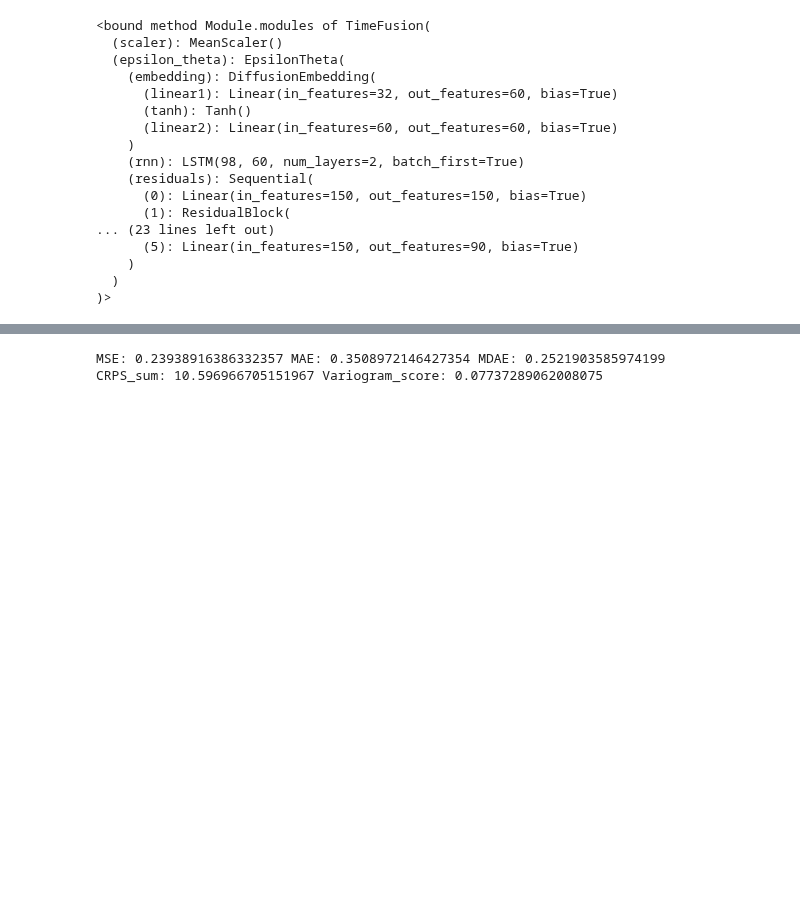
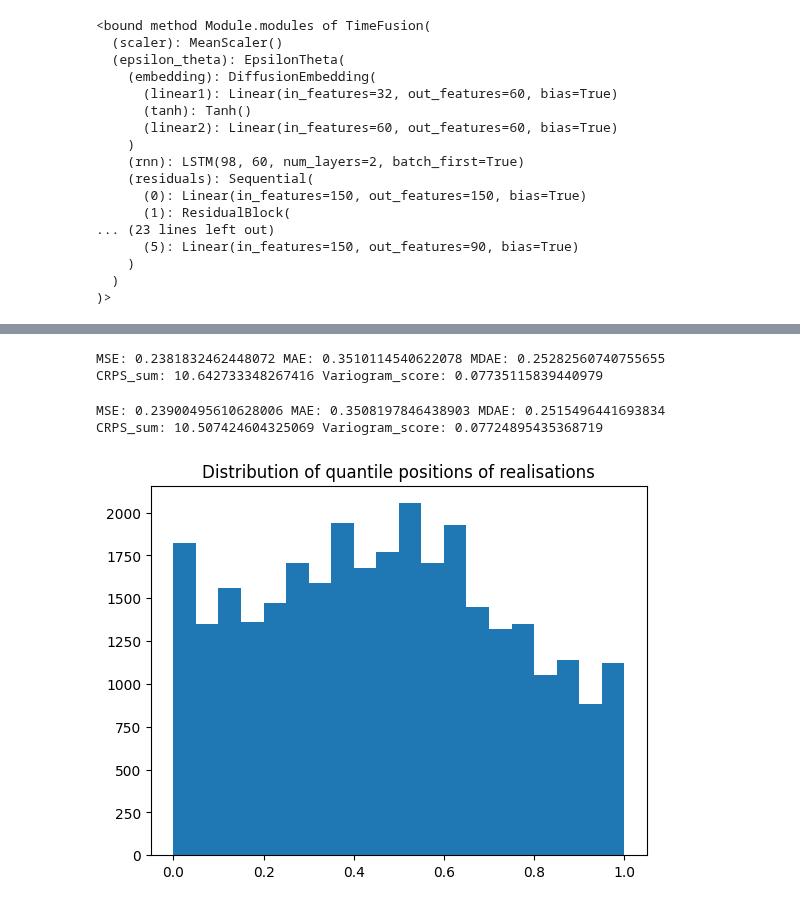
Before and after one commit to EdvardJSHolen/Final-Year-Project, a Jupyter notebook: TimeFusion/examples/electricity.ipynb, the cells around one changed output, grey strips where cells are left out. Drawn from its saved outputs; the diff is of its cells as text; code cells hidden in the pictures; blank space fills up the shorter version.

Commit message:
anchoring

```diff
--- a/TimeFusion/examples/electricity.ipynb
+++ b/TimeFusion/examples/electricity.ipynb
@@ -138,4 +125,4 @@ Val MAE: 0.2924 , val_loss: 0.1850 ,
 # %%
 # Load weights as an alternative to training
-# predictor.load_state_dict(torch.load("weights/electricity/2023-05-24-18-26-53"))
-# predictor.eval()
+predictor.load_state_dict(torch.load("weights/electricity/2023-05-26-01-05-47",map_location=device))
+predictor.eval()
@@ -198,7 +203,7 @@ realisations = np.stack(realisations)
 mean_predictions = samples.mean(axis=1)
 
 # MSE, MAE, MDAE
-mse = mean_squared_error(realisations[0,:,10].flatten(), mean_predictions[0,:,10].flatten())
+mse = mean_squared_error(realisations.flatten(), mean_predictions.flatten())
 mae = mean_absolute_error(realisations.flatten(), mean_predictions.flatten())
 mdae = median_absolute_error(realisations.flatten(), mean_predictions.flatten())
 print("MSE:", mse, "MAE:", mae, "MDAE:", mdae)
@@ -208,5 +213,63 @@ crps_sum = np.mean([metrics.crps_sum(samples[i], realisations[i]) for i in range
 variogram_score = np.mean([metrics.variogram_score(samples[i], realisations[i], weights="local", window_size=3) for i in range(realisations.shape[0])])
 print("CRPS_sum:", crps_sum, "Variogram_score:", variogram_score)
 # %% [output]
-MSE: 0.23938916386332357 MAE: 0.3508972146427354 MDAE: 0.2521903585974199
-CRPS_sum: 10.596966705151967 Variogram_score: 0.07737289062008075
+MSE: 0.2381832462448072 MAE: 0.3510114540622078 MDAE: 0.25282560740755655
+CRPS_sum: 10.642733348267416 Variogram_score: 0.07735115839440979
+# %%
+# Sampling with min/max anchors
+indices = list(range(0, 24*14, 24))
+
+max_anchors = 1.1*torch.tensor(train_data.values.max(axis=0),dtype=torch.float32) - 0.1*torch.tensor(train_data.values.mean(axis=0),dtype=torch.float32)
+min_anchors = 1.1*torch.tensor(train_data.values.min(axis=0),dtype=torch.float32) - 0.1*torch.tensor(train_data.values.mean(axis=0),dtype=torch.float32)
+#min_anchors = torch.zeros(max_anchors.shape,dtype=torch.float32)
+anchors = torch.stack([min_anchors,max_anchors],dim = -1).unsqueeze(0).unsqueeze(2).repeat((len(indices),1,prediction_length,1))
+
+
+samples = predictor.sample(
+    data = test_dataset,
+    indices = indices,
+    prediction_length = prediction_length,
+    num_samples = 128,
+    batch_size = 128,
+    anchors = anchors,
+    anchor_strength = 0.01,
+)
+samples = samples.cpu().numpy()
+
+
+realisations = []
+for idx in indices:
+    realisations.append(
+        test_data.values[context_length + idx:context_length + idx + prediction_length].T
+    )
+realisations = np.stack(realisations)
+# %%
+# Calculate metrics
+mean_predictions = samples.mean(axis=1)
+
+# MSE, MAE, MDAE
+mse = mean_squared_error(realisations.flatten(), mean_predictions.flatten())
+mae = mean_absolute_error(realisations.flatten(), mean_predictions.flatten())
+mdae = median_absolute_error(realisations.flatten(), mean_predictions.flatten())
+print("MSE:", mse, "MAE:", mae, "MDAE:", mdae)
+
+# CRPS_sum and Variogram_score
+crps_sum = np.mean([metrics.crps_sum(samples[i], realisations[i]) for i in range(realisations.shape[0])])
+variogram_score = np.mean([metrics.variogram_score(samples[i], realisations[i], weights="local", window_size=3) for i in range(realisations.shape[0])])
+print("CRPS_sum:", crps_sum, "Variogram_score:", variogram_score)
+# %% [output]
+MSE: 0.23900495610628006 MAE: 0.3508197846438903 MDAE: 0.2515496441693834
+CRPS_sum: 10.507424604325069 Variogram_score: 0.07724895435368719
+# %%
+# Check how accurate quantiles are
+quantiles = []
+for i in range(samples.shape[0]):
+    sorted_samples,_ = torch.tensor(samples[i]).flatten(start_dim=1).sort(dim=0)
+    real_copy = torch.tensor(realisations[i]).flatten()
+
+    quantiles.append([float((sorted_samples[:,i]<val).double().mean()) for i,val in enumerate(real_copy)])
+
+plt.title("Distribution of quantile positions of realisations")
+_ = plt.hist(np.array(quantiles).flatten(),20)
+# %% [output]
+[figure, added]
```
Also changed, not shown: parts of 6 cells of this notebook, 4 other files.
